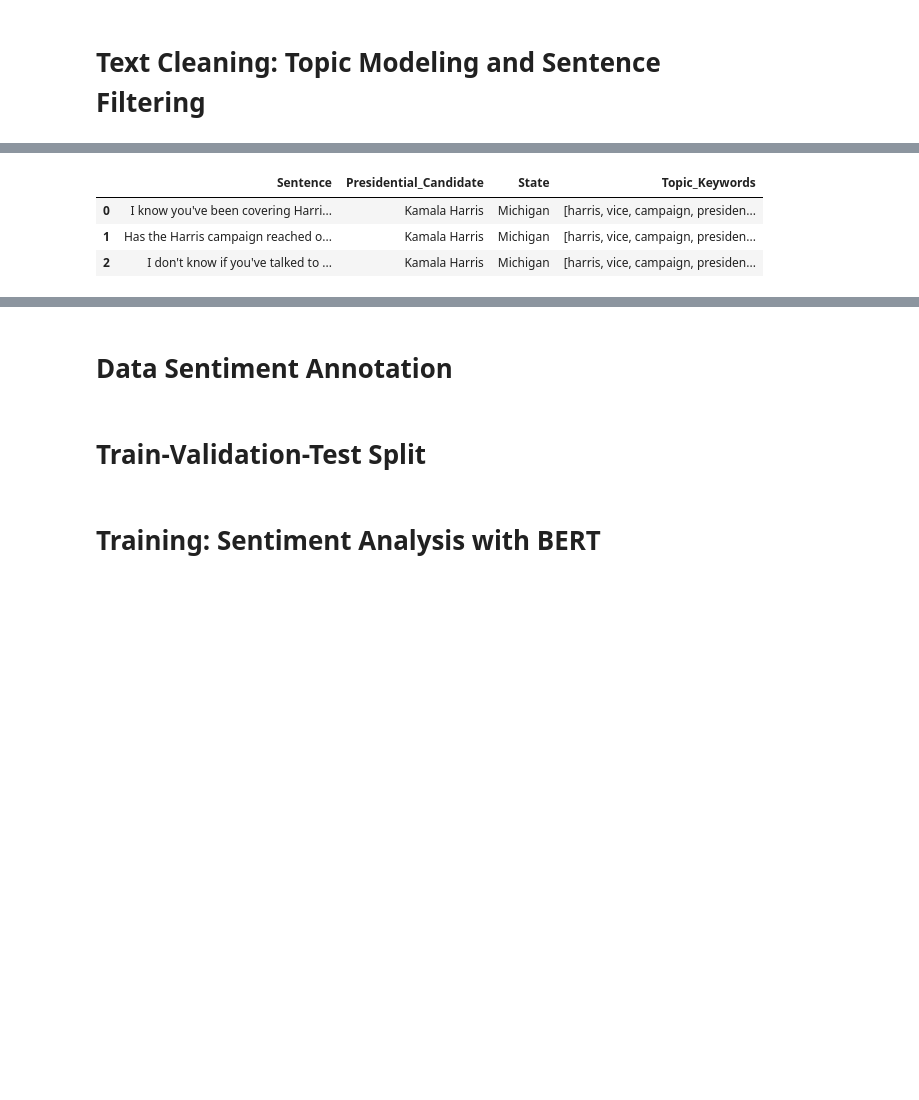
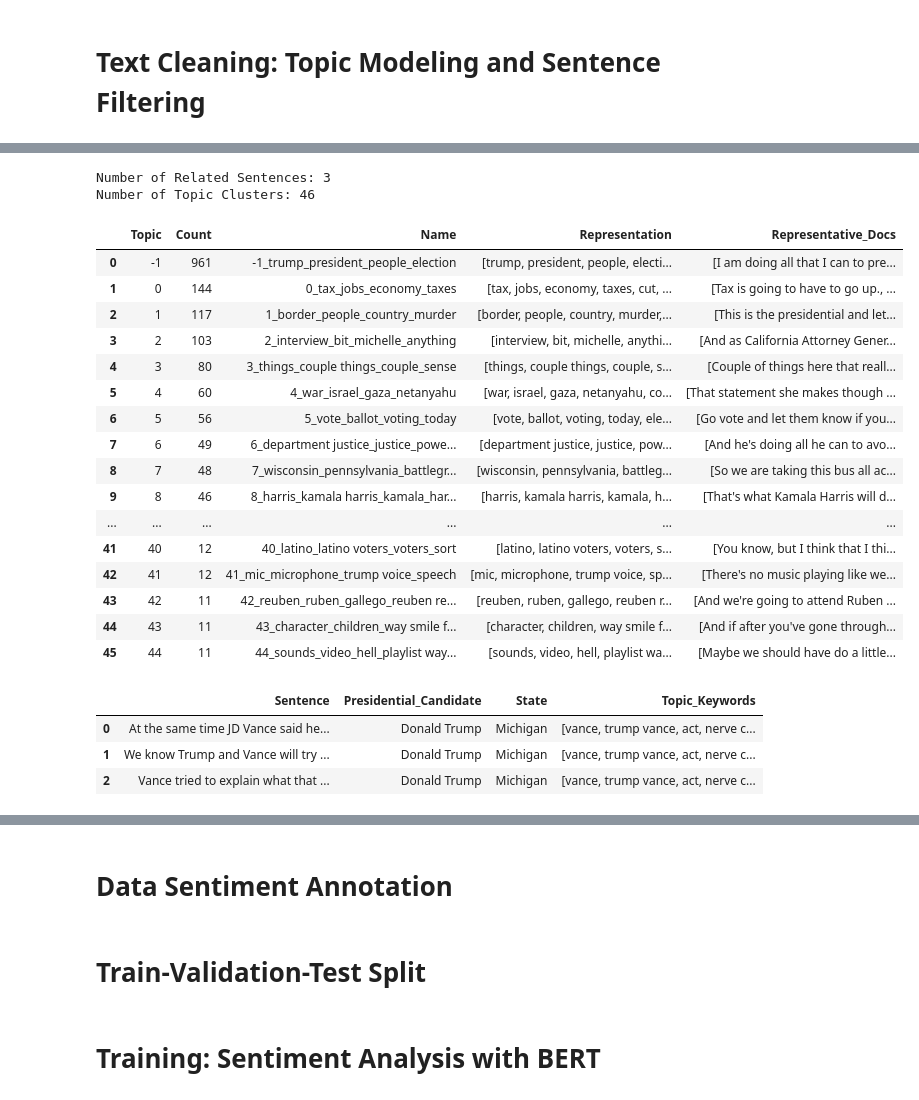
Before and after one commit to u-Kuro/Thesis-2024-U.S.-Presidential-Election-Sentiment-Analysis, a Jupyter notebook: main.ipynb, the cells around one changed output, grey strips where cells are left out. Cells and saved outputs as stored; diff of their text form; code cells hidden in the pictures; blank space fills up the shorter version.

Commit message:
changed topic cluster to accept bigrams and trigrams

```diff
--- a/main.ipynb
+++ b/main.ipynb
@@ -353,7 +355,7 @@ process_transcripts_into_csv_of_sentences().head()
 # %% [markdown]
 # Text Cleaning: Topic Modeling and Sentence Filtering
 # %%
-def filter_related_sentences() -> DataFrame:
+def filter_related_sentences() -> tuple[DataFrame, BERTopic]:
     # Get All Sentences from Transcript
     df = pd.read_csv(transcript_sentences_filename)
     sentences = df["Sentence"].tolist()
@@ -380,18 +382,22 @@ def filter_related_sentences() -> DataFrame:
         ]
 
         return possible_topics
-    vectorizer_model = CountVectorizer(tokenizer=filter_possible_topics)
+    vectorizer_model = CountVectorizer(
+        ngram_range=(1, 3),
+        tokenizer=filter_possible_topics
+    )
 
     # Train BERTopic model
     topic_model = BERTopic(
         embedding_model="all-MiniLM-L6-v2",
-        vectorizer_model=vectorizer_model
+        n_gram_range=(1, 3),
+        vectorizer_model=vectorizer_model,
+        verbose=True
     )
     topic_model.fit_transform(sentences)
 
     # Get BERTopic Results
     topic_info = topic_model.get_topic_info()
-    print(len(topic_info))
 
     # Initialize Lists for our filtered results
     list_of_related_sentences = []
@@ -408,8 +414,8 @@ def filter_related_sentences() -> DataFrame:
         presidential_candidate_mentions = set() # Avoid Duplicates
         for presidential_candidate, names in presidential_candidates.items():
             if (
-                any(name.lower() == keyword.lower() for name in names for keyword in topic_keywords)
-                or any(presidential_candidate.lower() == keyword.lower() for keyword in topic_keywords)
+                any(name.lower() in keyword.lower() for name in names for keyword in topic_keywords)
+                or any(presidential_candidate.lower() in keyword.lower() for keyword in topic_keywords)
             ):
                 presidential_candidate_mentions.add(presidential_candidate)
 
@@ -420,8 +426,8 @@ def filter_related_sentences() -> DataFrame:
         state_mentions = set() # Avoid Duplicates
         for state, cities in state_cities.items():
             if (
-                any(city.lower() == keyword.lower() for city in cities for keyword in topic_keywords)
-                or any(state.lower() == keyword.lower() for keyword in topic_keywords)
+                any(city.lower() in keyword.lower() for city in cities for keyword in topic_keywords)
+                or any(state.lower() in keyword.lower() for keyword in topic_keywords)
             ):
                 state_mentions.add(state)
 
@@ -449,7 +455,10 @@ def filter_related_sentences() -> DataFrame:
     # Save List of All Related Sentences into CSV file
     df = pd.DataFrame(list_of_related_sentences)
     df.to_csv(related_transcript_sentences_filename, index=False)
-    return df
+    return df, topic_model
 
-filter_related_sentences().head()
+list_of_related_sentences, bertopic_model = filter_related_sentences()
+print(f'Number of Related Sentences: {len(list_of_related_sentences)}')
+print(f'Number of Topic Clusters: {len(bertopic_model.get_topic_info())}')
+bertopic_model.get_topic_info()
 # %% [output]
@@ -457,7 +473,29 @@ filter_related_sentences().head()
+Number of Related Sentences: 3
+Number of Topic Clusters: 46
-|  | Sentence | Presidential_Candidate | State | Topic_Keywords |
-| 0 | I know you've been covering Harri... | Kamala Harris | Michigan | [harris, vice, campaign, presiden... |
-| 1 | Has the Harris campaign reached o... | Kamala Harris | Michigan | [harris, vice, campaign, presiden... |
-| 2 | I don't know if you've talked to ... | Kamala Harris | Michigan | [harris, vice, campaign, presiden... |
+|  | Topic | Count | Name | Representation | Representative_Docs |
+| 0 | -1 | 961 | -1_trump_president_people_election | [trump, president, people, electi... | [I am doing all that I can to pre... |
+| 1 | 0 | 144 | 0_tax_jobs_economy_taxes | [tax, jobs, economy, taxes, cut, ... | [Tax is going to have to go up., ... |
+| 2 | 1 | 117 | 1_border_people_country_murder | [border, people, country, murder,... | [This is the presidential and let... |
+| 3 | 2 | 103 | 2_interview_bit_michelle_anything | [interview, bit, michelle, anythi... | [And as California Attorney Gener... |
+| 4 | 3 | 80 | 3_things_couple things_couple_sense | [things, couple things, couple, s... | [Couple of things here that reall... |
+| 5 | 4 | 60 | 4_war_israel_gaza_netanyahu | [war, israel, gaza, netanyahu, co... | [That statement she makes though ... |
+| 6 | 5 | 56 | 5_vote_ballot_voting_today | [vote, ballot, voting, today, ele... | [Go vote and let them know if you... |
+| 7 | 6 | 49 | 6_department justice_justice_powe... | [department justice, justice, pow... | [And he's doing all he can to avo... |
+| 8 | 7 | 48 | 7_wisconsin_pennsylvania_battlegr... | [wisconsin, pennsylvania, battleg... | [So we are taking this bus all ac... |
+| 9 | 8 | 46 | 8_harris_kamala harris_kamala_har... | [harris, kamala harris, kamala, h... | [That's what Kamala Harris will d... |
+| ... | ... | ... | ... | ... | ... |
+| 41 | 40 | 12 | 40_latino_latino voters_voters_sort | [latino, latino voters, voters, s... | [You know, but I think that I thi... |
+| 42 | 41 | 12 | 41_mic_microphone_trump voice_speech | [mic, microphone, trump voice, sp... | [There's no music playing like we... |
+| 43 | 42 | 11 | 42_reuben_ruben_gallego_reuben re... | [reuben, ruben, gallego, reuben r... | [And we're going to attend Ruben ... |
+| 44 | 43 | 11 | 43_character_children_way smile f... | [character, children, way smile f... | [And if after you've gone through... |
+| 45 | 44 | 11 | 44_sounds_video_hell_playlist way... | [sounds, video, hell, playlist wa... | [Maybe we should have do a little... |
+# %%
+list_of_related_sentences.head()
+# %% [output]
+|  | Sentence | Presidential_Candidate | State | Topic_Keywords |
+| 0 | At the same time JD Vance said he... | Donald Trump | Michigan | [vance, trump vance, act, nerve c... |
+| 1 | We know Trump and Vance will try ... | Donald Trump | Michigan | [vance, trump vance, act, nerve c... |
+| 2 | Vance tried to explain what that ... | Donald Trump | Michigan | [vance, trump vance, act, nerve c... |
 # %%
 """
 Sa tingin ko need natin 5k sentences minimum for Related di lang for gathered.
```
Also changed, not shown: parts of 5 cells of this notebook.
